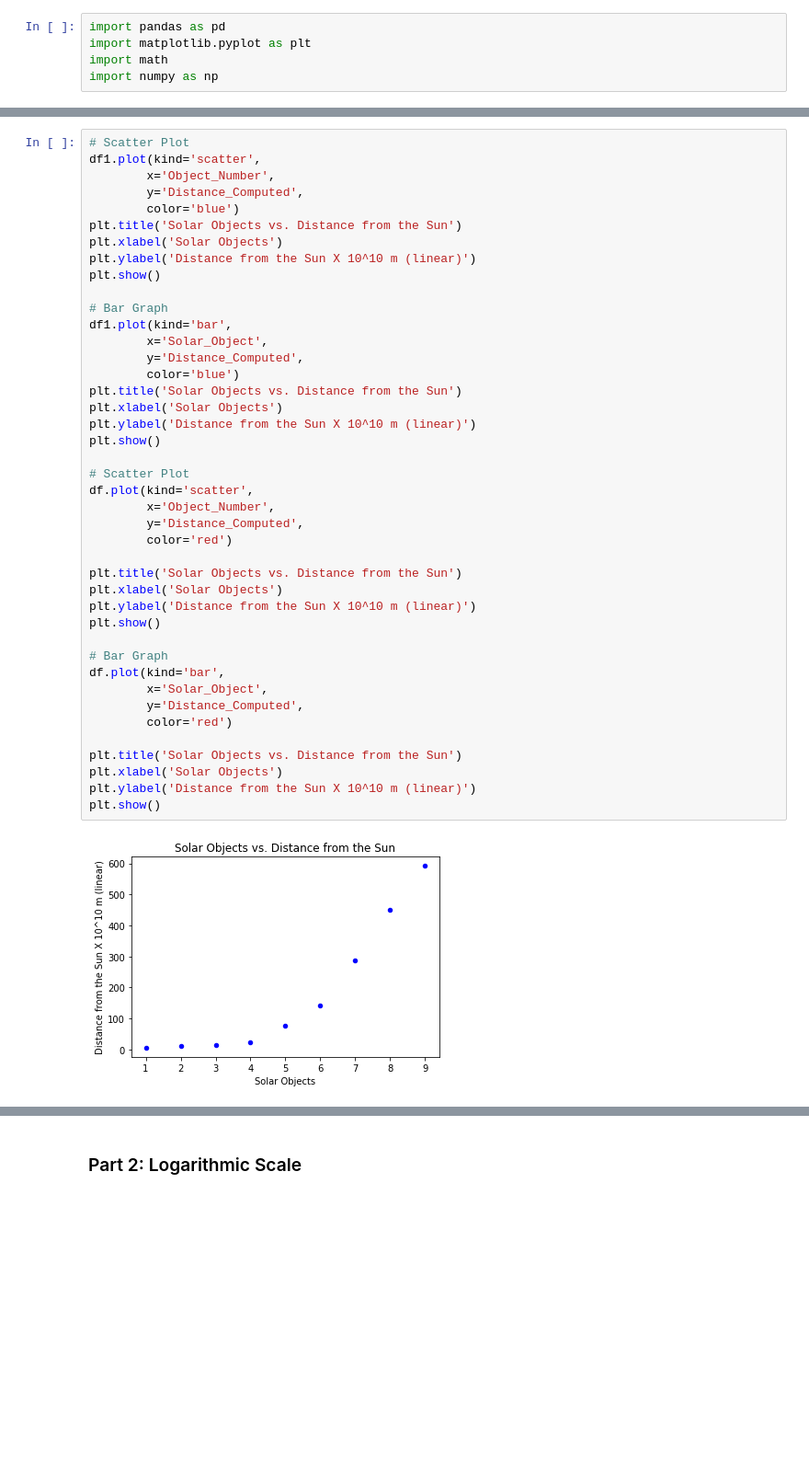
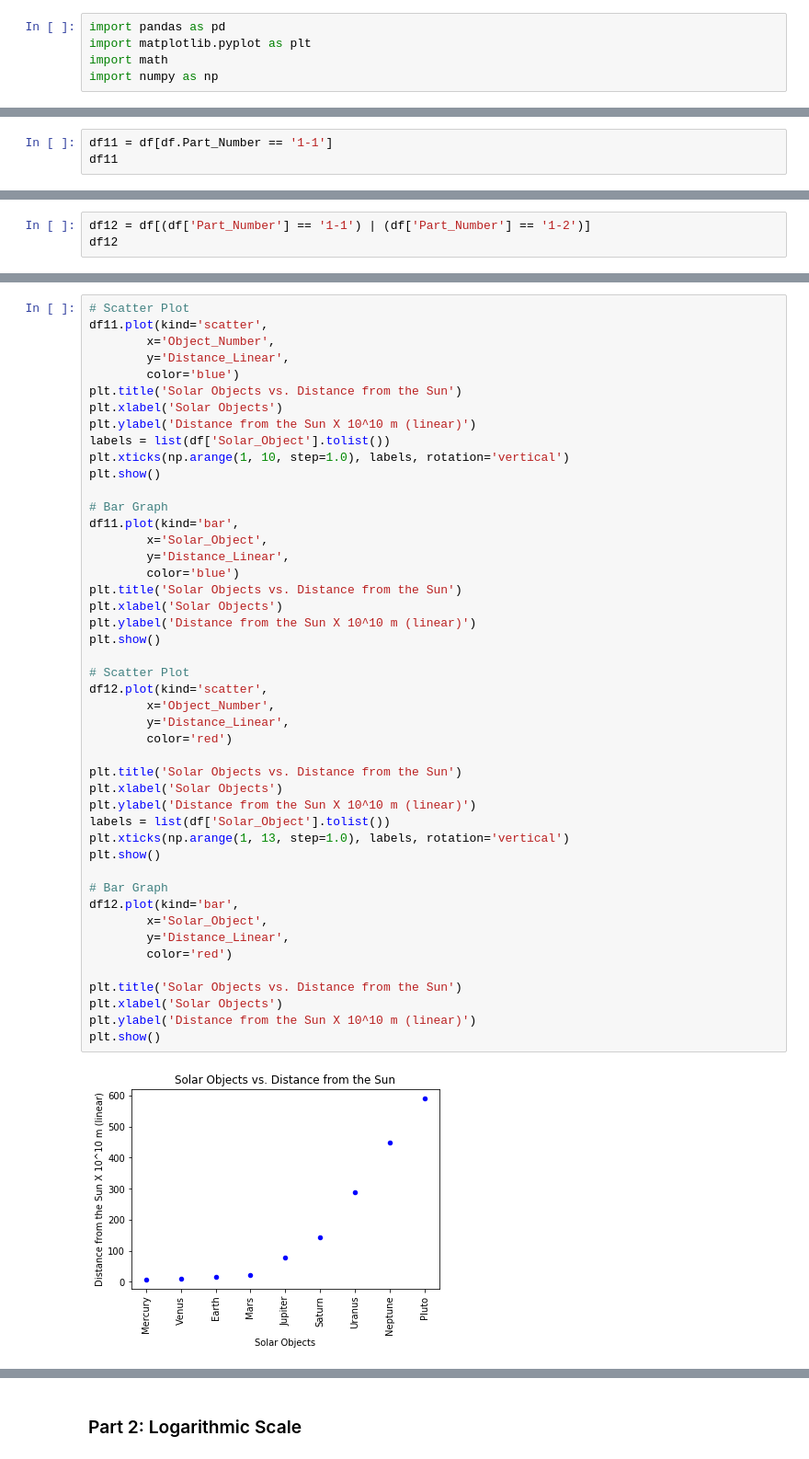
Before and after one commit to ksajjad240/Physics, a Jupyter notebook: Project_1/Project_1.ipynb, the cells around one changed output, grey strips where cells are left out. Shown at 92% size. Drawn from its saved outputs; the diff is of its cells as text; blank space fills up the shorter version.

```diff
--- a/Project_1/Project_1.ipynb
+++ b/Project_1/Project_1.ipynb
@@ -57,0 +93,3 @@ df1
+# %%
+df11 = df[df.Part_Number == '1-1']
+df11
@@ -57,0 +107,3 @@ df1
+# %%
+df12 = df[(df['Part_Number'] == '1-1') | (df['Part_Number'] == '1-2')]
+df12
@@ -58,44 +124,48 @@ df1
 # %%
 # Scatter Plot
-df1.plot(kind='scatter',
+df11.plot(kind='scatter',
         x='Object_Number',
-        y='Distance_Computed',
+        y='Distance_Linear',
         color='blue')
 plt.title('Solar Objects vs. Distance from the Sun')
 plt.xlabel('Solar Objects')
 plt.ylabel('Distance from the Sun X 10^10 m (linear)')
+labels = list(df['Solar_Object'].tolist())
+plt.xticks(np.arange(1, 10, step=1.0), labels, rotation='vertical')
 plt.show()
 
 # Bar Graph
-df1.plot(kind='bar',
+df11.plot(kind='bar',
         x='Solar_Object',
-        y='Distance_Computed',
+        y='Distance_Linear',
         color='blue')
 plt.title('Solar Objects vs. Distance from the Sun')
 plt.xlabel('Solar Objects')
 plt.ylabel('Distance from the Sun X 10^10 m (linear)')
 plt.show()
 
 # Scatter Plot
-df.plot(kind='scatter',
+df12.plot(kind='scatter',
         x='Object_Number',
-        y='Distance_Computed',
+        y='Distance_Linear',
+        color='red')
+
+plt.title('Solar Objects vs. Distance from the Sun')
+plt.xlabel('Solar Objects')
+plt.ylabel('Distance from the Sun X 10^10 m (linear)')
+labels = list(df['Solar_Object'].tolist())
+plt.xticks(np.arange(1, 13, step=1.0), labels, rotation='vertical')
+plt.show()
+
+# Bar Graph
+df12.plot(kind='bar',
+        x='Solar_Object',
+        y='Distance_Linear',
         color='red')
 
 plt.title('Solar Objects vs. Distance from the Sun')
 plt.xlabel('Solar Objects')
 plt.ylabel('Distance from the Sun X 10^10 m (linear)')
 plt.show()
-
-# Bar Graph
-df.plot(kind='bar',
-        x='Solar_Object',
-        y='Distance_Computed',
-        color='red')
-
-plt.title('Solar Objects vs. Distance from the Sun')
-plt.xlabel('Solar Objects')
-plt.ylabel('Distance from the Sun X 10^10 m (linear)')
-plt.show()
 # %% [output]
-[figure, old version]
+[figure, new version]
```
Also changed, not shown: parts of 34 cells of this notebook.
